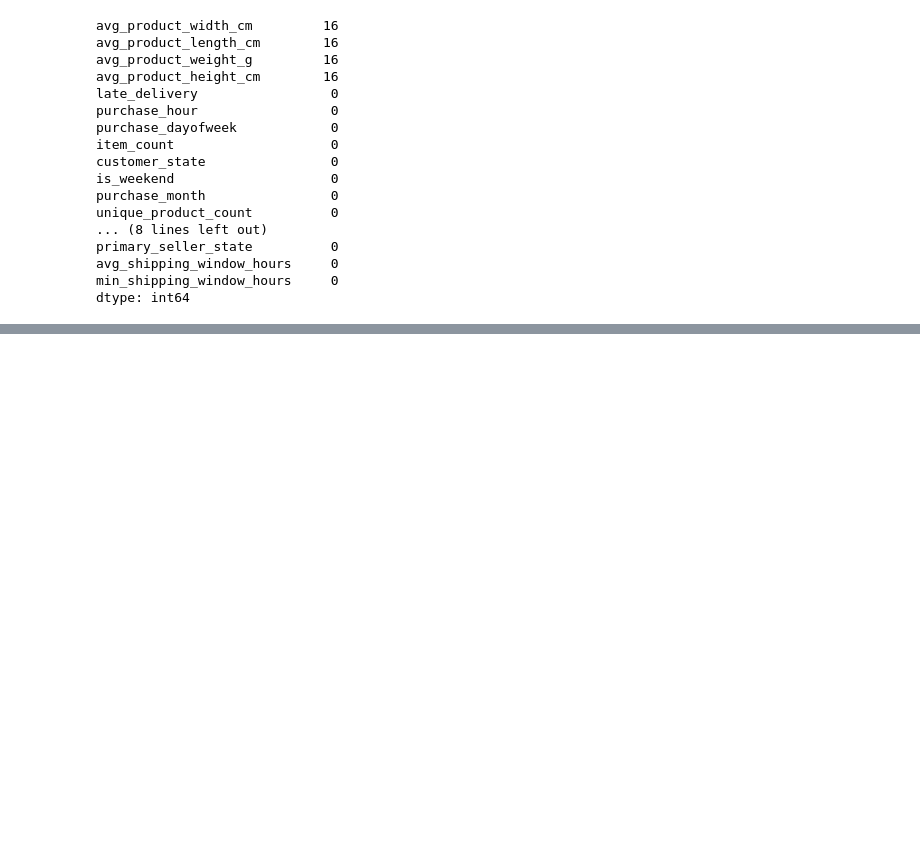
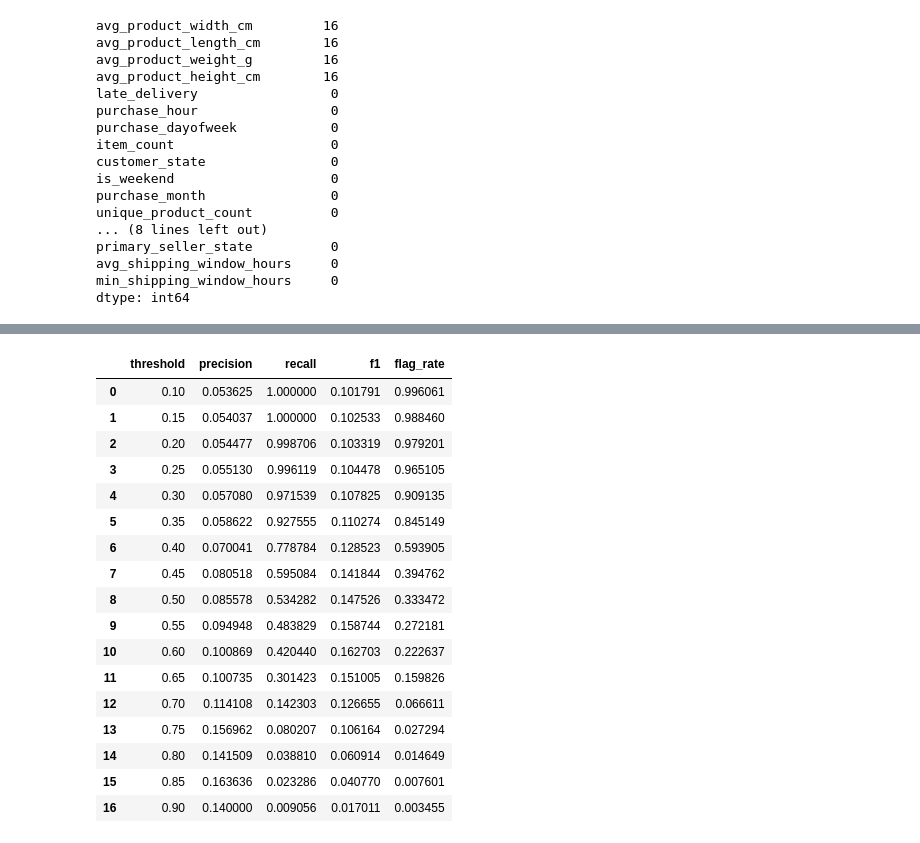
Before and after one commit to ananthsyam/delivery-risk-engine, a Jupyter notebook: notebooks/02_baseline_features.ipynb, the cells around one changed output, grey strips where cells are left out. Drawn from its saved outputs; the diff is of its cells as text; code cells hidden in the pictures; blank space fills up the shorter version.

```diff
--- a/notebooks/02_baseline_features.ipynb
+++ b/notebooks/02_baseline_features.ipynb
@@ -638,0 +978,49 @@ dtype: int64
+# %%
+import numpy as np
+from sklearn.metrics import precision_score, recall_score, f1_score
+
+thresholds = np.arange(0.10, 0.91, 0.05)
+
+threshold_results = []
+
+for threshold in thresholds:
+    predictions = (
+        val_probabilities >= threshold
+    ).astype(int)
+
+    threshold_results.append({
+        "threshold": round(threshold, 2),
+        "precision": precision_score(
+            y_val, predictions, zero_division=0
+        ),
+        "recall": recall_score(
+            y_val, predictions, zero_division=0
+        ),
+        "f1": f1_score(
+            y_val, predictions, zero_division=0
+        ),
+        "flag_rate": predictions.mean()
+    })
+
+threshold_results = pd.DataFrame(threshold_results)
+
+threshold_results
+# %% [output]
+|  | threshold | precision | recall | f1 | flag_rate |
+| 0 | 0.10 | 0.053625 | 1.000000 | 0.101791 | 0.996061 |
+| 1 | 0.15 | 0.054037 | 1.000000 | 0.102533 | 0.988460 |
+| 2 | 0.20 | 0.054477 | 0.998706 | 0.103319 | 0.979201 |
+| 3 | 0.25 | 0.055130 | 0.996119 | 0.104478 | 0.965105 |
+| 4 | 0.30 | 0.057080 | 0.971539 | 0.107825 | 0.909135 |
+| 5 | 0.35 | 0.058622 | 0.927555 | 0.110274 | 0.845149 |
+| 6 | 0.40 | 0.070041 | 0.778784 | 0.128523 | 0.593905 |
+| 7 | 0.45 | 0.080518 | 0.595084 | 0.141844 | 0.394762 |
+| 8 | 0.50 | 0.085578 | 0.534282 | 0.147526 | 0.333472 |
+| 9 | 0.55 | 0.094948 | 0.483829 | 0.158744 | 0.272181 |
+| 10 | 0.60 | 0.100869 | 0.420440 | 0.162703 | 0.222637 |
+| 11 | 0.65 | 0.100735 | 0.301423 | 0.151005 | 0.159826 |
+| 12 | 0.70 | 0.114108 | 0.142303 | 0.126655 | 0.066611 |
+| 13 | 0.75 | 0.156962 | 0.080207 | 0.106164 | 0.027294 |
+| 14 | 0.80 | 0.141509 | 0.038810 | 0.060914 | 0.014649 |
+| 15 | 0.85 | 0.163636 | 0.023286 | 0.040770 | 0.007601 |
+| 16 | 0.90 | 0.140000 | 0.009056 | 0.017011 | 0.003455 |
```
Also changed, not shown: parts of 74 cells of this notebook.
